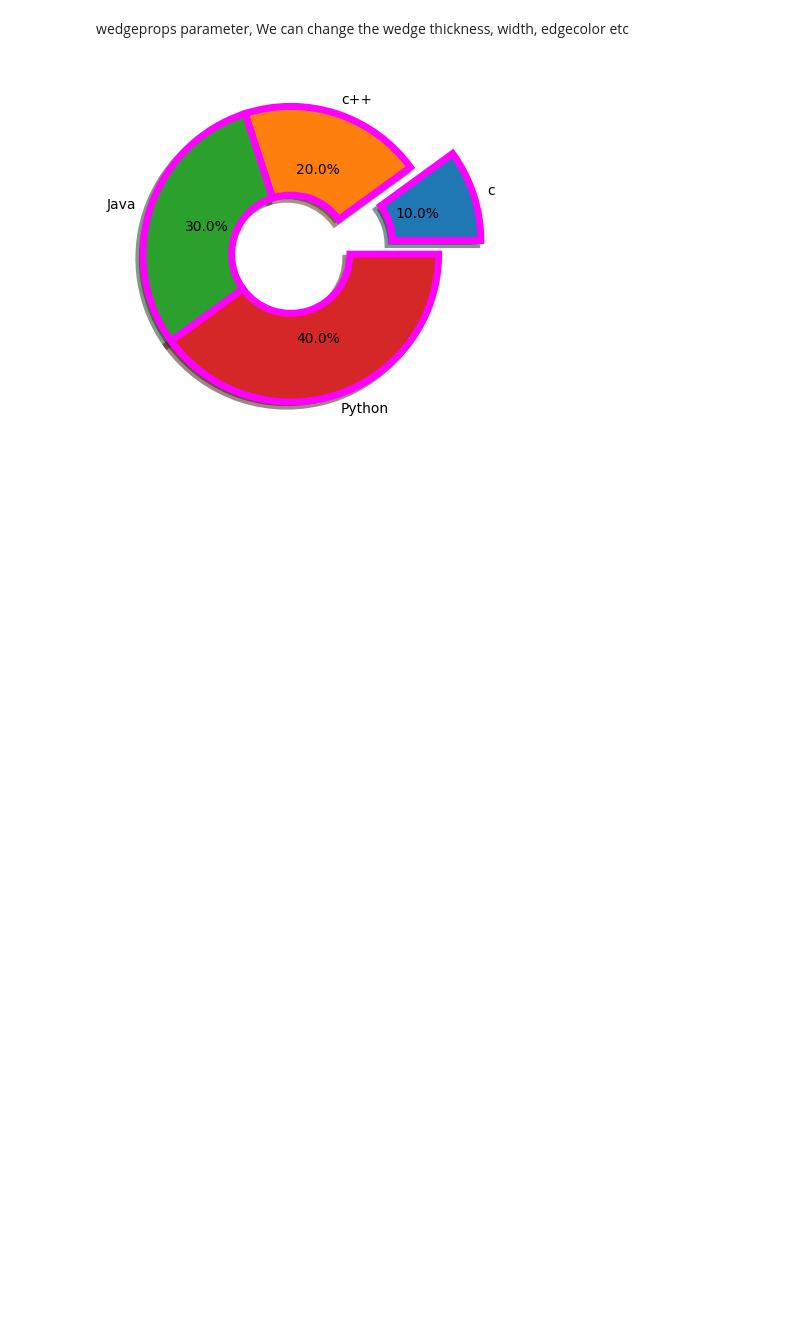
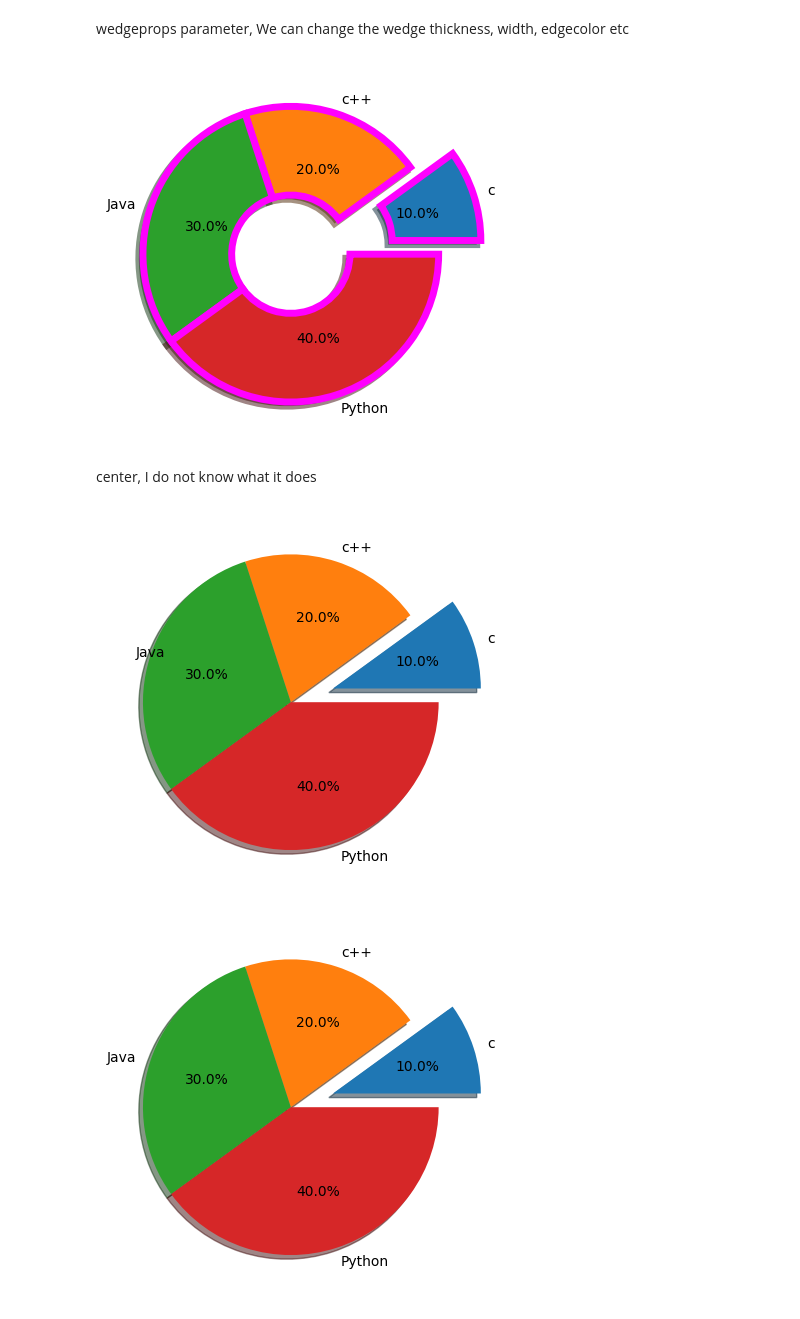
Before and after one commit to Musawer-Afzal/AI-Engineering, a Jupyter notebook: Matplotlib/pie_plot.ipynb, the cells around one changed output. Saved outputs shown, nothing was run; the diff lists cells and outputs as text; code cells hidden in the pictures; blank space fills up the shorter version.

Commit message:
center parameter in Pie plot

```diff
--- a/Matplotlib/pie_plot.ipynb
+++ b/Matplotlib/pie_plot.ipynb
@@ -171,17 +171,32 @@ plt.pie(
 plt.show()
 # %% [output]
 [figure]
+# %% [markdown]
+center, I do not know what it does
 # %%
 x = [10, 20,30, 40]
 y = ["c", "c++", "Java", "Python"]
 ex = [0.3, 0.0, 0.0, 0.0]
 c = ["red", "yellow", "green", "blue"]
 
 plt.pie(
     x,
     labels = y,
     explode = ex,
     autopct = "%0.1f%%",
     shadow = True,
+    center = (2, 50), #
     )
 plt.show()
+
+plt.pie(
+    x,
+    labels = y,
+    explode = ex,
+    autopct = "%0.1f%%",
+    shadow = True,
+    )
+plt.show()
+# %% [output]
+[figure, added]
+[figure, added]
```
